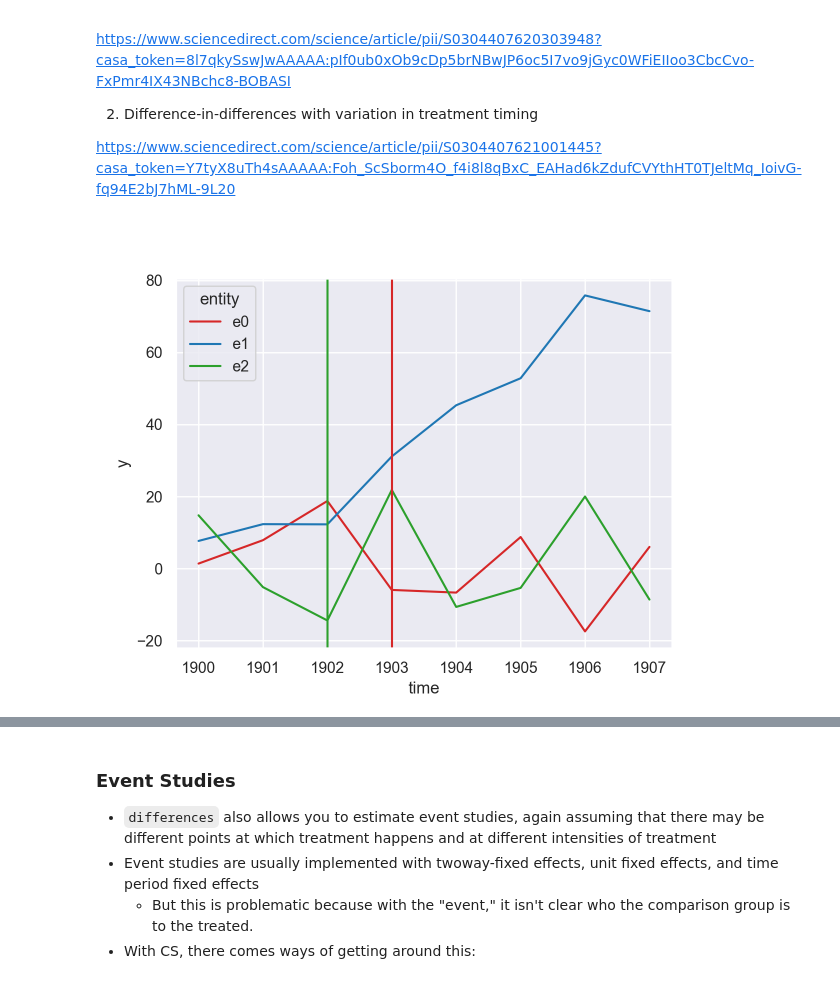
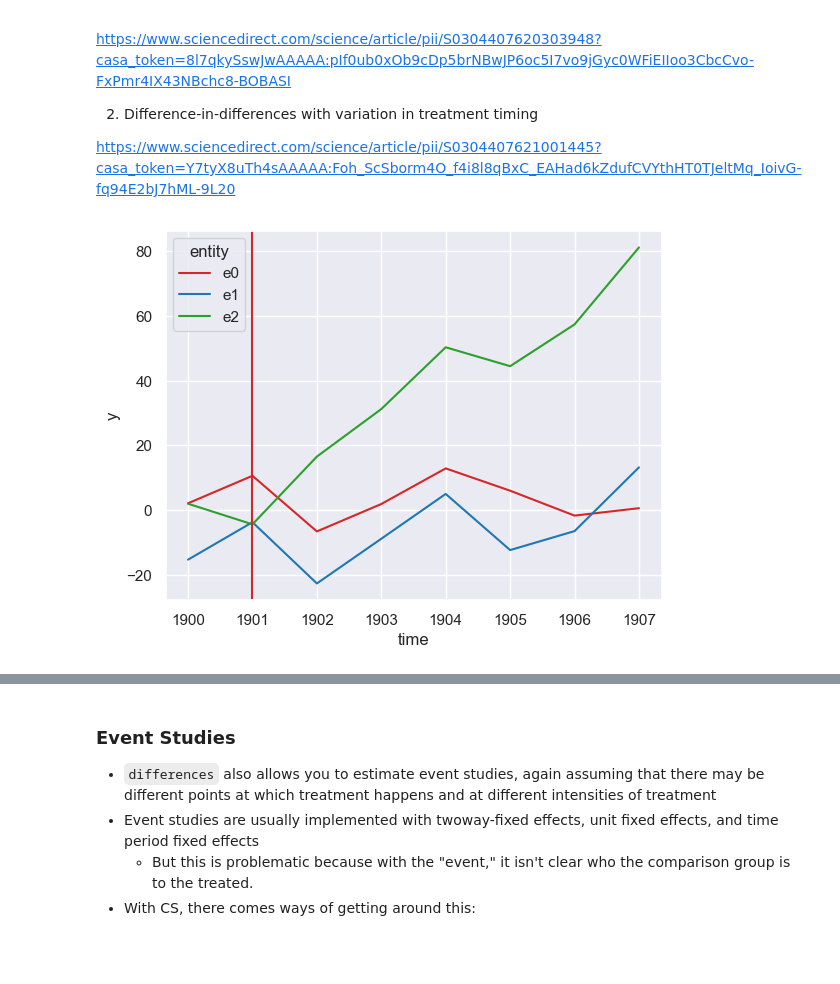
Before and after one commit to amichuda/aem6850-modules, a Jupyter notebook: modules/unit-15/unit-15.ipynb, the cells around one changed output, grey strips where cells are left out. Saved outputs shown, nothing was run; the diff lists cells and outputs as text; code cells hidden in the pictures; blank space fills up the shorter version.

```diff
--- a/modules/unit-15/unit-15.ipynb
+++ b/modules/unit-15/unit-15.ipynb
@@ -502,16 +540,16 @@ https://www.sciencedirect.com/science/article/pii/S0304407620303948?casa_token=8
 
 https://www.sciencedirect.com/science/article/pii/S0304407621001445?casa_token=Y7tyX8uTh4sAAAAA:Foh_ScSborm4O_f4i8l8qBxC_EAHad6kZdufCVYthHT0TJeltMq_IoivG-fq94E2bJ7hML-9L20
 # %%
-df_did = simulate_data(n_cohorts=2, nentity=3)
+df_did = simulate_data(n_cohorts=1, nentity=2)
 
 fig, ax = plt.subplots()
 
 sns.lineplot(x='time', y = 'y', hue='entity', data=simulate_data(n_cohorts=2, nentity=3), ax=ax, palette=["tab:red", "tab:blue", "tab:green"])
 
 for i,c in zip(df_did.cohort.unique(), ["tab:red", "tab:blue", "tab:green"]):
     ax.axvline(i, color=c)
 # %% [output]
-[figure, old version]
+[figure, new version]
 # %%
 res_att = ATTgt(data=df_did, cohort_name='cohort')
 
```
Also changed, not shown: parts of 15 cells of this notebook, 3 other files.
